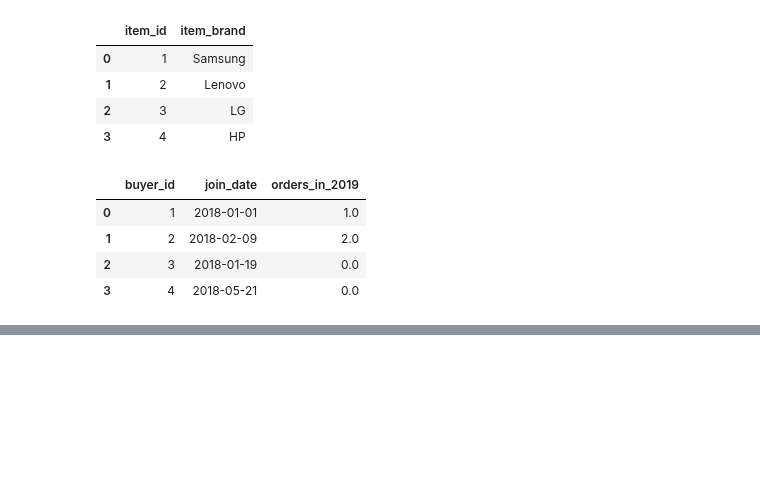
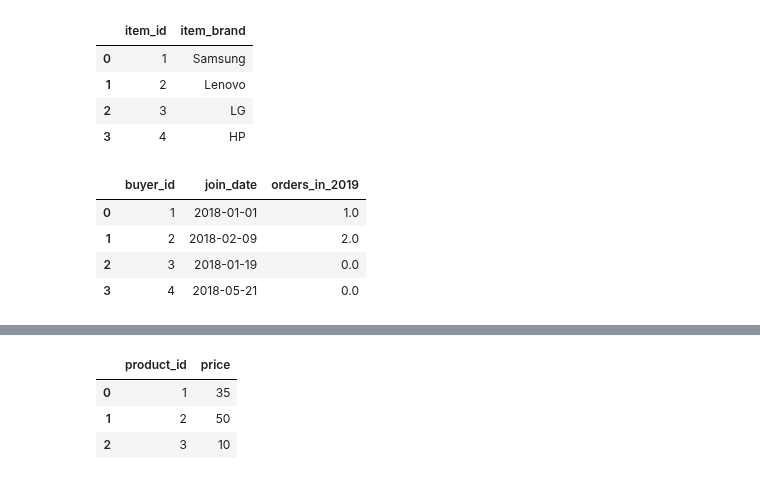
Before and after one commit to Praldmur/Tasks, a Jupyter notebook: LeetCode_Med.ipynb, the cells around one changed output, grey strips where cells are left out. Cells and saved outputs as stored; diff of their text form; code cells hidden in the pictures; blank space fills up the shorter version.

```diff
--- a/LeetCode_Med.ipynb
+++ b/LeetCode_Med.ipynb
@@ -763,0 +791,9 @@ orders[orders['order_year'] == 2019].groupby('')
+# %%
+df = products[products.change_date <= '2019-08-16']
+latest_dates = df.groupby('product_id')['change_date'].transform('max')
+df[df.change_date == latest_dates].merge(products.product_id.drop_duplicates(), how = 'right').fillna(10).rename(columns = {'new_price': 'price'}).iloc[:,[0,1]]
+# %% [output]
+|  | product_id | price |
+| 0 | 1 | 35 |
+| 1 | 2 | 50 |
+| 2 | 3 | 10 |
```
Also changed, not shown: parts of 4 cells of this notebook.
